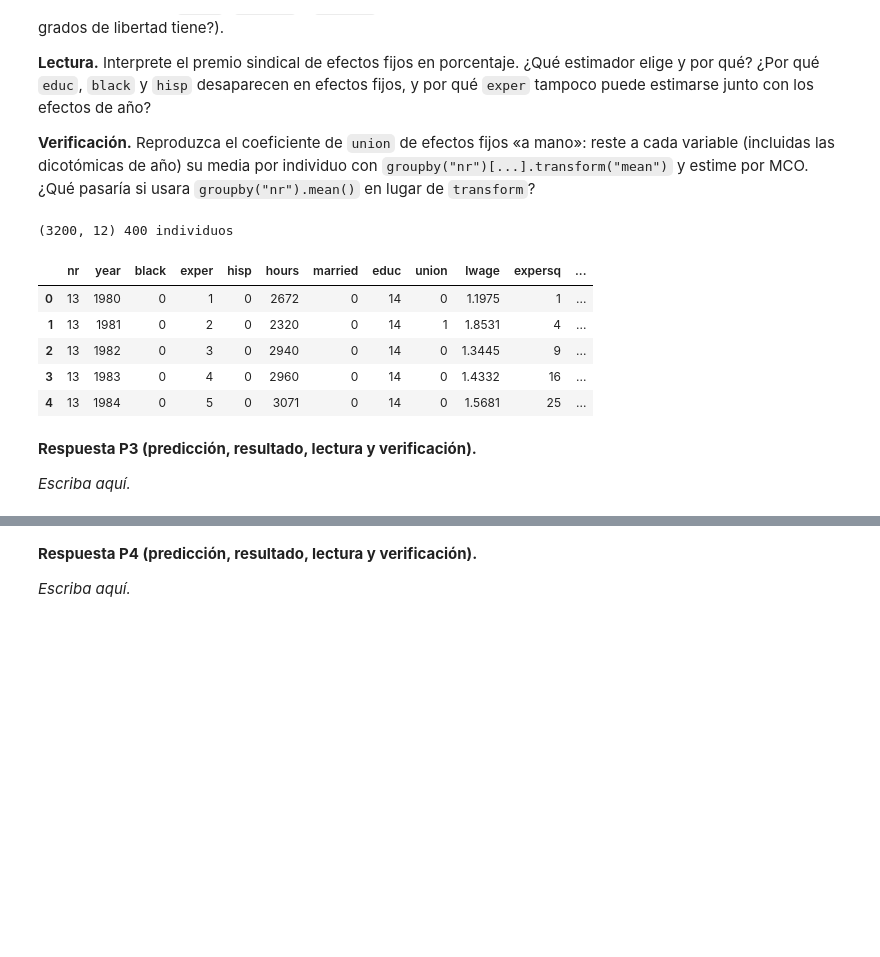
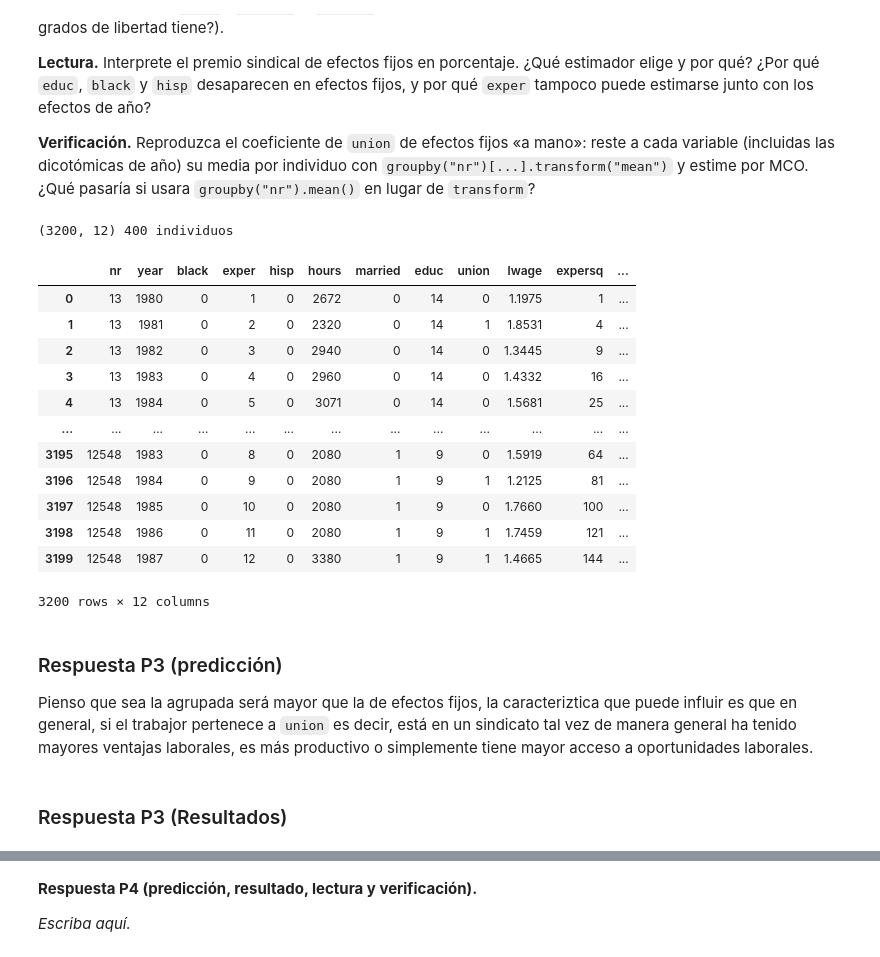
Before and after one commit to naveda-mx/Econometria, a Jupyter notebook: TareaExamen/TE_Mendoza_Carlos_321178897.ipynb, the cells around one changed output, grey strips where cells are left out. Cells and saved outputs as stored; diff of their text form; code cells hidden in the pictures; blank space fills up the shorter version.

```diff
--- a/TareaExamen/TE_Mendoza_Carlos_321178897.ipynb
+++ b/TareaExamen/TE_Mendoza_Carlos_321178897.ipynb
@@ -1208,12 +1330,20 @@ las dicotómicas de año) su media por individuo con `groupby("nr")[...].transfo
 # %%
 d3 = datos_P3()
 print(d3.shape, d3["nr"].nunique(), "individuos")
 d3.head()
+d3
 # %% [output]
 (3200, 12) 400 individuos
 |  | nr | year | black | exper | hisp | hours | married | educ | union | lwage | expersq | ... |
 | 0 | 13 | 1980 | 0 | 1 | 0 | 2672 | 0 | 14 | 0 | 1.1975 | 1 | ... |
 | 1 | 13 | 1981 | 0 | 2 | 0 | 2320 | 0 | 14 | 1 | 1.8531 | 4 | ... |
 | 2 | 13 | 1982 | 0 | 3 | 0 | 2940 | 0 | 14 | 0 | 1.3445 | 9 | ... |
 | 3 | 13 | 1983 | 0 | 4 | 0 | 2960 | 0 | 14 | 0 | 1.4332 | 16 | ... |
 | 4 | 13 | 1984 | 0 | 5 | 0 | 3071 | 0 | 14 | 0 | 1.5681 | 25 | ... |
+| ... | ... | ... | ... | ... | ... | ... | ... | ... | ... | ... | ... | ... |
+| 3195 | 12548 | 1983 | 0 | 8 | 0 | 2080 | 1 | 9 | 0 | 1.5919 | 64 | ... |
+| 3196 | 12548 | 1984 | 0 | 9 | 0 | 2080 | 1 | 9 | 1 | 1.2125 | 81 | ... |
+| 3197 | 12548 | 1985 | 0 | 10 | 0 | 2080 | 1 | 9 | 0 | 1.7660 | 100 | ... |
+| 3198 | 12548 | 1986 | 0 | 11 | 0 | 2080 | 1 | 9 | 1 | 1.7459 | 121 | ... |
+| 3199 | 12548 | 1987 | 0 | 12 | 0 | 3380 | 1 | 9 | 1 | 1.4665 | 144 | ... |
+3200 rows × 12 columns
@@ -1222,4 +1350,6 @@ d3.head()
 # %% [markdown]
-**Respuesta P3 (predicción, resultado, lectura y verificación).**
+### Respuesta P3 (predicción)
 
-*Escriba aquí.*
+Pienso que sea la agrupada será mayor que la de efectos fijos, la caracteriztica que puede influir es que en general, si el trabajor pertenece a `union` es decir, está en un sindicato tal vez de manera general ha tenido mayores ventajas laborales, es más productivo o simplemente tiene mayor acceso a oportunidades laborales.
+# %% [markdown]
+### Respuesta P3 (Resultados)
```
Also changed, not shown: parts of 21 cells of this notebook.
